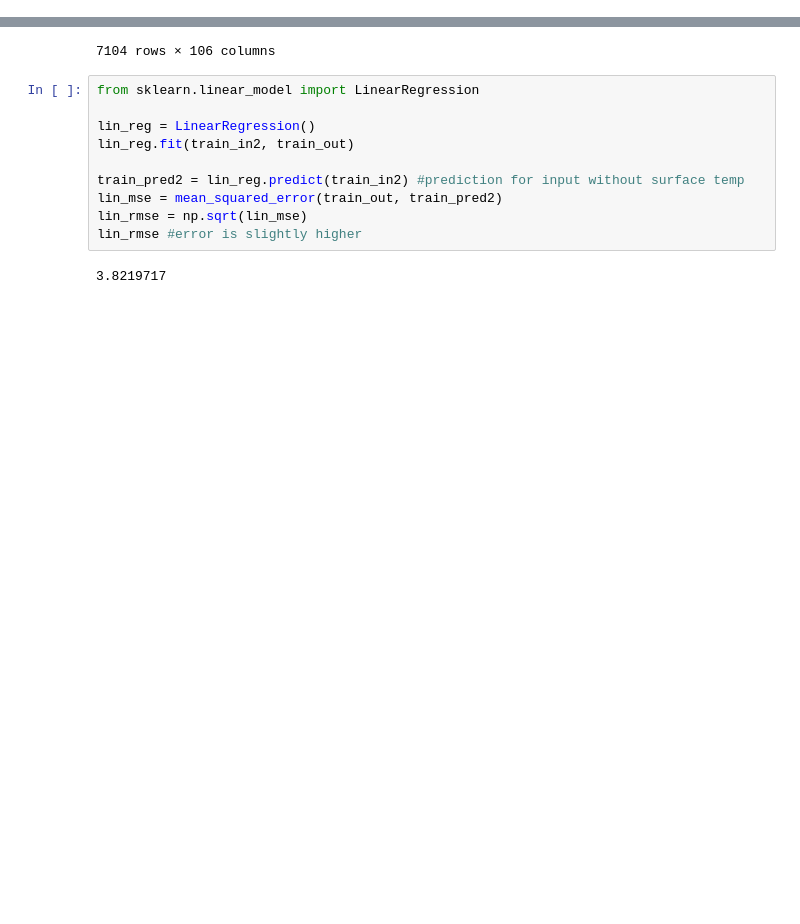
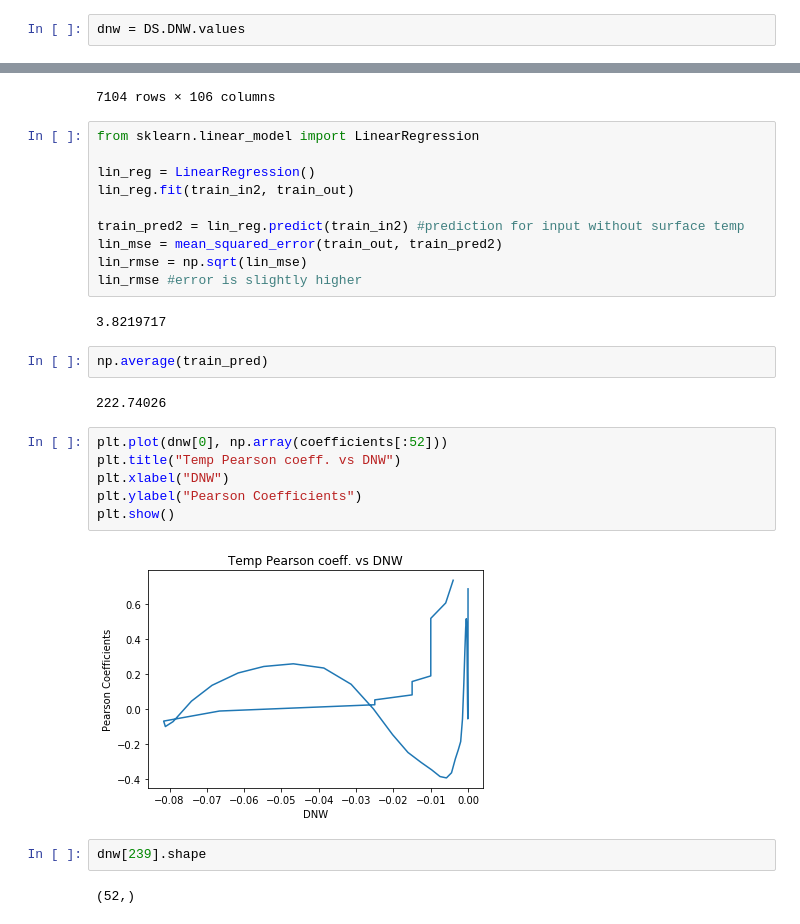
Before and after one commit to aremorov/mars_atmosphere_ML, a Jupyter notebook: ML2.1.ipynb, the cells around one changed output, grey strips where cells are left out. Cells and saved outputs as stored; diff of their text form; blank space fills up the shorter version.

```diff
--- a/ML2.1.ipynb
+++ b/ML2.1.ipynb
@@ -51,6 +53,8 @@ bsf = DS.GSW.values #bottom solar flux, ouput
 bsf.shape
 # %% [output]
 (240, 36, 72)
+# %%
+dnw = DS.DNW.values
 # %% [markdown]
 Let's combine the data together, for the equator line
 # %%
@@ -561,3 +558,19 @@ lin_rmse = np.sqrt(lin_mse)
 lin_rmse #error is slightly higher
 # %% [output]
 3.8219717
+# %%
+np.average(train_pred)
+# %% [output]
+222.74026
+# %%
+plt.plot(dnw[0], np.array(coefficients[:52]))
+plt.title("Temp Pearson coeff. vs DNW")
+plt.xlabel("DNW")
+plt.ylabel("Pearson Coefficients")
+plt.show()
+# %% [output]
+[figure, added]
+# %%
+dnw[239].shape
+# %% [output]
+(52,)
```
Also changed, not shown: parts of 6 cells of this notebook, 4 other files.
